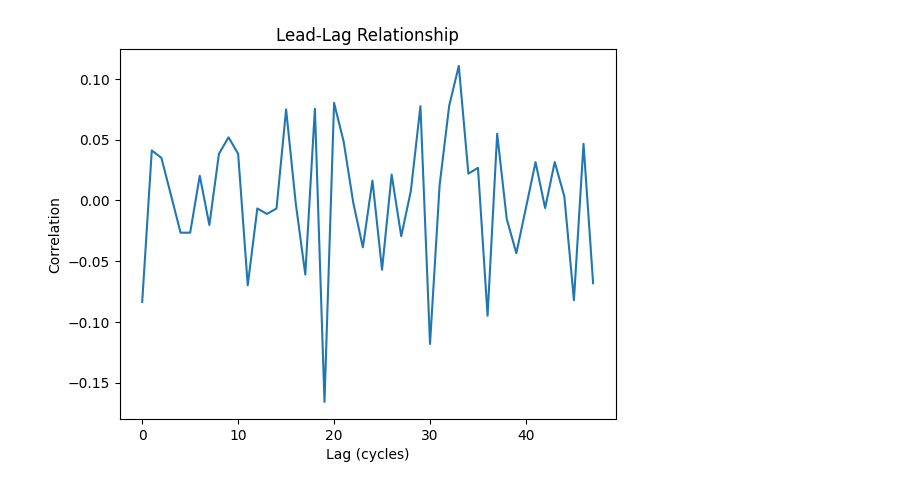
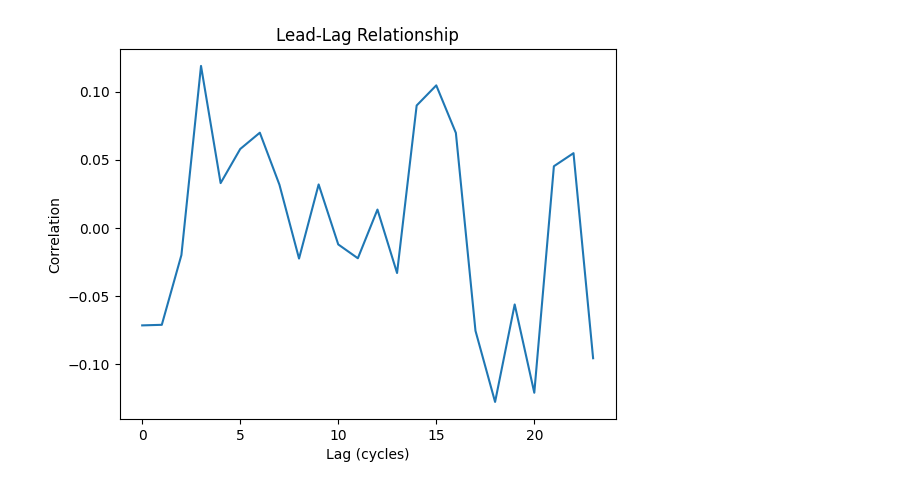
Before and after one commit to tallywiesenberg/thinking-bee, a Jupyter notebook: notebooks/main.ipynb, the cells around one changed output. Saved outputs shown, nothing was run; the diff lists cells and outputs as text; code cells hidden in the pictures.

```diff
--- a/notebooks/main.ipynb
+++ b/notebooks/main.ipynb
@@ -57,8 +91,15 @@ def format_revisions(revisions):
 
     return features.sort_values("timestamp")
 # %%
-revisions = get_revisions("Talk:2026_Iran_war", talk=True)
-print(len(revisions))
-features = format_revisions(revisions)
+titles = get_template_links("Template:Campaignbox 2026 Iran war")
+features = pd.DataFrame()
+from tqdm import tqdm
+for i in tqdm(titles):
+    revisions = get_revisions(i)
+    talk_revisions = get_revisions(i, talk=True)
+    temp_df = format_revisions(revisions)
+    temp_talk_df = format_revisions(talk_revisions)
+    features = pd.concat([features, temp_df])
+    features = pd.concat([features, temp_talk_df])
 features.head()
 # %% [output]
@@ -73,3 +113,5 @@ features.head()
+# %%
+features = features.sort_values("timestamp")
 # %%
 import json
 from datetime import datetime, timedelta, timezone
@@ -308,17 +350,17 @@ plot_rolling_delta("abs_delta_price_move_1h", "new_editors_lag_11")
 # %%
 corrs = []
-
-for lag in range(0, 48):
-    shifted = df["new_editors_30min"].shift(lag)
-    corr = shifted.corr(df["abs_delta_price_move_30min"])
+df["target"] = (df["price"].shift(-6) - df["price"]).abs()
+for lag in range(0, 24):
+    shifted = df["new_editors_3h"].shift(lag)
+    corr = shifted.corr(df["target"])
     corrs.append(corr)
 
 import matplotlib.pyplot as plt
 
-plt.plot(range(48), corrs)
+plt.plot(range(24), corrs)
 plt.xlabel("Lag (cycles)")
 plt.ylabel("Correlation")
 plt.title("Lead-Lag Relationship")
 plt.show()
 # %% [output]
-[figure, old version]
+[figure, new version]
```
Also changed, not shown: parts of 7 cells of this notebook.
